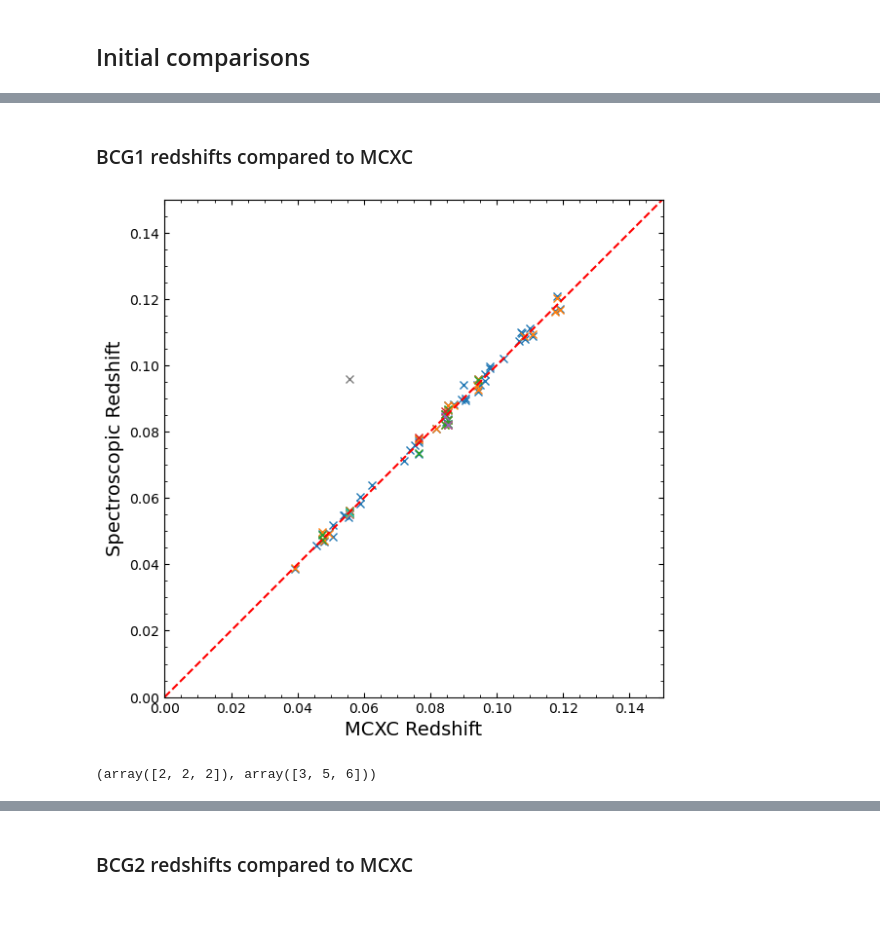
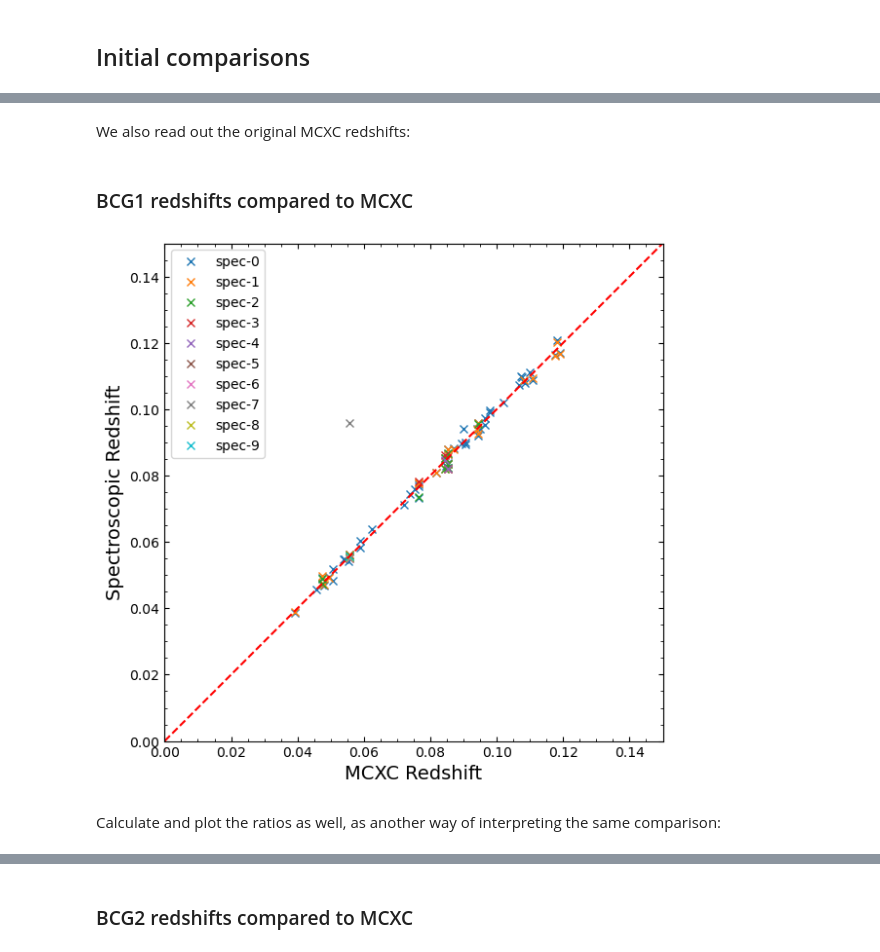
Before and after one commit to LoVoCCS/LoVoCCS-BCG-Ident, a Jupyter notebook: STEP3-compare_bcg_redshifts_to_cluster.ipynb, the cells around one changed output, grey strips where cells are left out. Drawn from its saved outputs; the diff is of its cells as text; code cells hidden in the pictures; blank space fills up the shorter version.

```diff
--- a/STEP3-compare_bcg_redshifts_to_cluster.ipynb
+++ b/STEP3-compare_bcg_redshifts_to_cluster.ipynb
@@ -452,0 +112,2 @@ bcg3_all_spec_zs
+# %% [markdown]
+We also read out the original MCXC redshifts:
@@ -455,28 +118,24 @@ bcg3_all_spec_zs
 # %%
 lims = [0, 0.15]
 
 plt.figure(figsize=(6, 6))
 plt.gca().set_aspect(1)
 plt.minorticks_on()
 plt.tick_params(which='both', direction='in', top=True, right=True)
 
-og_zs = samp.loc[spec_info.index]['redshift'].values
+plt.plot(og_zs, bcg1_all_spec_zs, 'x', label=['spec-{}'.format(ind) for ind in range(bcg1_all_spec_zs.shape[1])])
+plt.plot(lims, lims, color='red', linestyle='dashed')
 
-plt.plot(og_zs, bcg1_all_spec_zs, 'x', label=['spec-{}'.format(ind) for ind in range(bcg1_all_spec_zs.shape[1])])
-
-plt.plot(lims, lims, color='red', linestyle='dashed')
 plt.xlim(lims)
 plt.ylim(lims)
 
 plt.ylabel("Spectroscopic Redshift", fontsize=14)
 plt.xlabel("MCXC Redshift", fontsize=14)
 
-# plt.legend()
+plt.legend()
 plt.tight_layout()
 plt.show()
 # %% [output]
-[figure, old version]
+[figure, new version]
-# %%
-np.where((bcg1_all_spec_zs.values / og_zs[..., None] > 3))
-# %% [output]
-(array([2, 2, 2]), array([3, 5, 6]))
+# %% [markdown]
+Calculate and plot the ratios as well, as another way of interpreting the same comparison:
```
Also changed, not shown: parts of 94 cells of this notebook.
